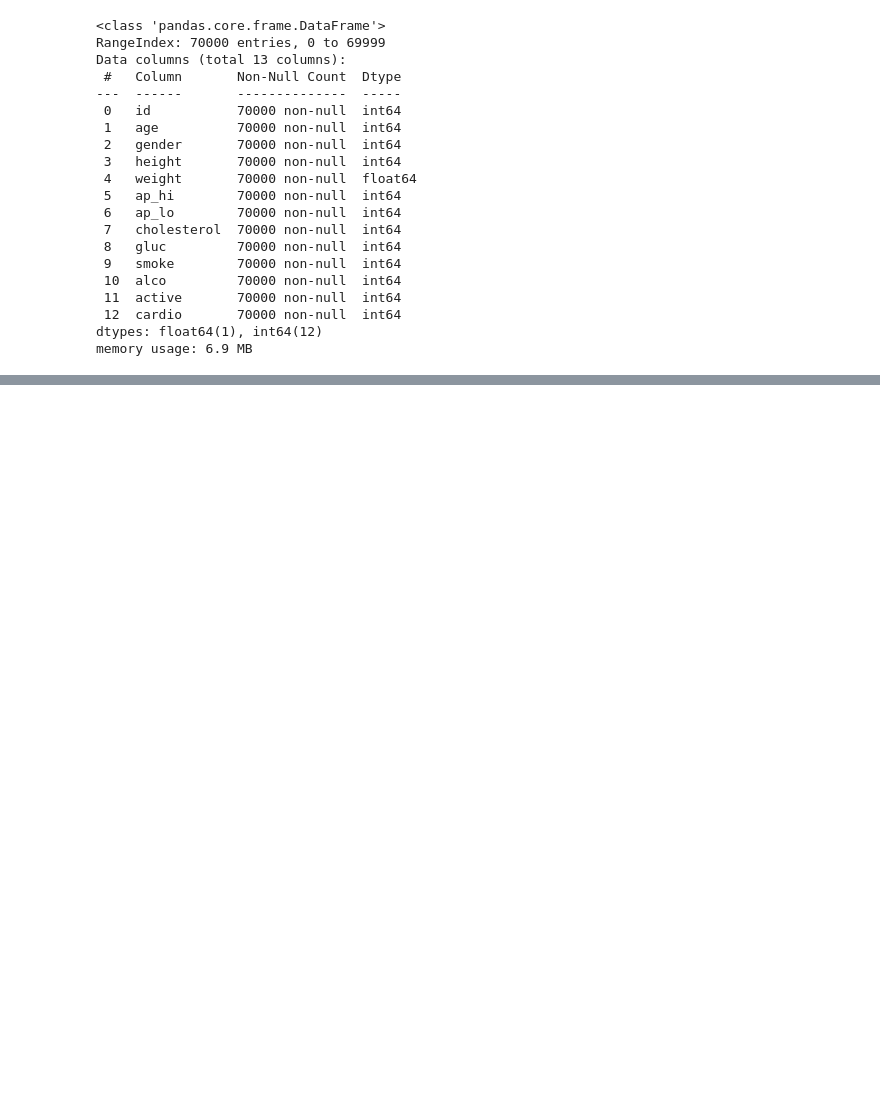
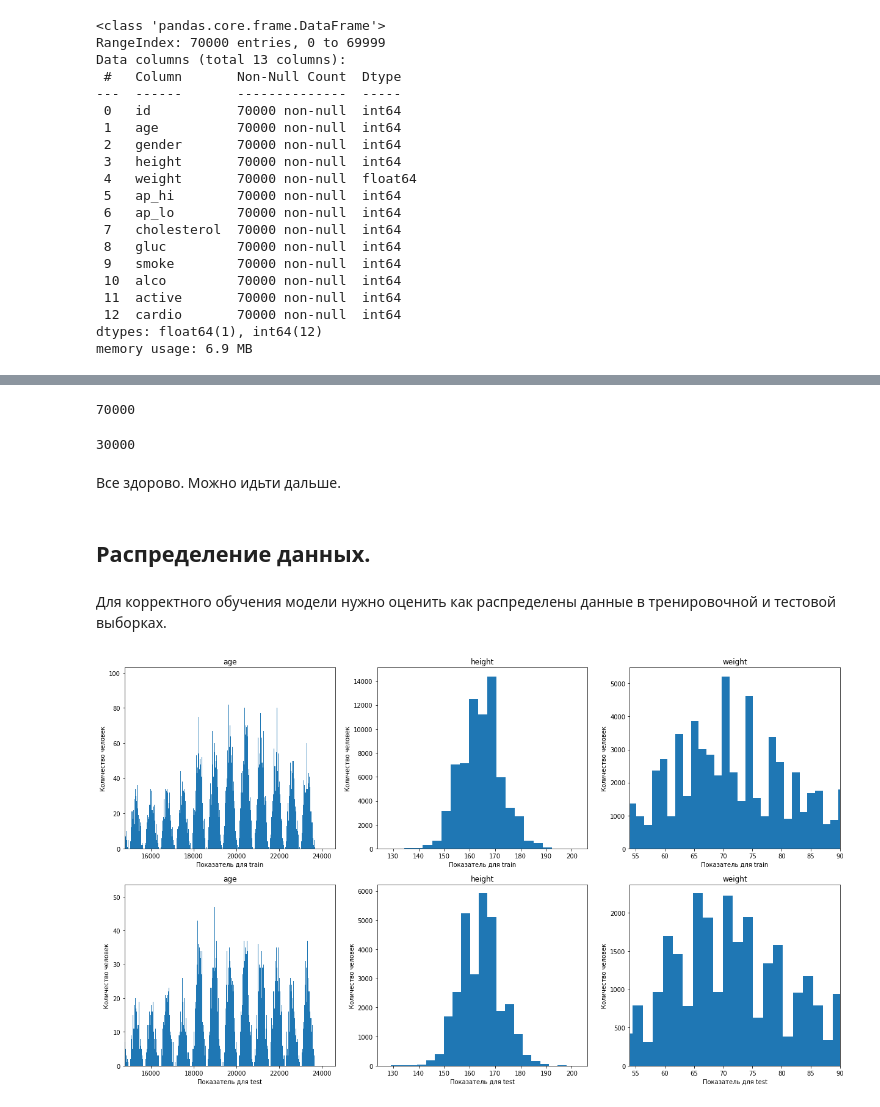
Before and after one commit to Rook-Black/Practicum, a Jupyter notebook: Heart_diseases_prediction/Heart_diseases_prediction.ipynb, the cells around one changed output, grey strips where cells are left out. Cells and saved outputs as stored; diff of their text form; code cells hidden in the pictures; blank space fills up the shorter version.

```diff
--- a/Heart_diseases_prediction/Heart_diseases_prediction.ipynb
+++ b/Heart_diseases_prediction/Heart_diseases_prediction.ipynb
@@ -34,5 +36,6 @@ import pandas as pd
 # %%
 train = pd.read_csv('./train.csv')
+test = pd.read_csv('./test.csv')
 # %%
 train.sample(5)
 # %% [output]
@@ -67,0 +124,28 @@ memory usage: 6.9 MB
+# %%
+len(train['id'].unique())
+# %% [output]
+70000
+# %%
+len(test['id'].unique())
+# %% [output]
+30000
+# %% [markdown]
+Все здорово. Можно идьти дальше.
+# %% [markdown]
+ ## Распределение данных.
+# %% [markdown]
+Для корректного обучения модели нужно оценить как распределены данные в тренировочной и тестовой выборках.
+# %%
+i = 1
+fig = plt.figure(figsize=(21, 12))
+for df in [train,test]:
+    for column in ['age','height','weight']:
+        fig.add_subplot(2,3,i).hist(df[column], bins=int(len(df[column].unique())*.5))
+        if i < 4: plt.xlabel("Показатель для train")
+        else: plt.xlabel("Показатель для test")
+        plt.ylabel("Количество человек")
+        plt.title(f"{column}")
+        plt.xlim(df[column].median()*0.75,df[column].median()*1.25)
+        i += 1
+# %% [output]
+[figure, added]
```
Also changed, not shown: parts of 33 cells of this notebook.
